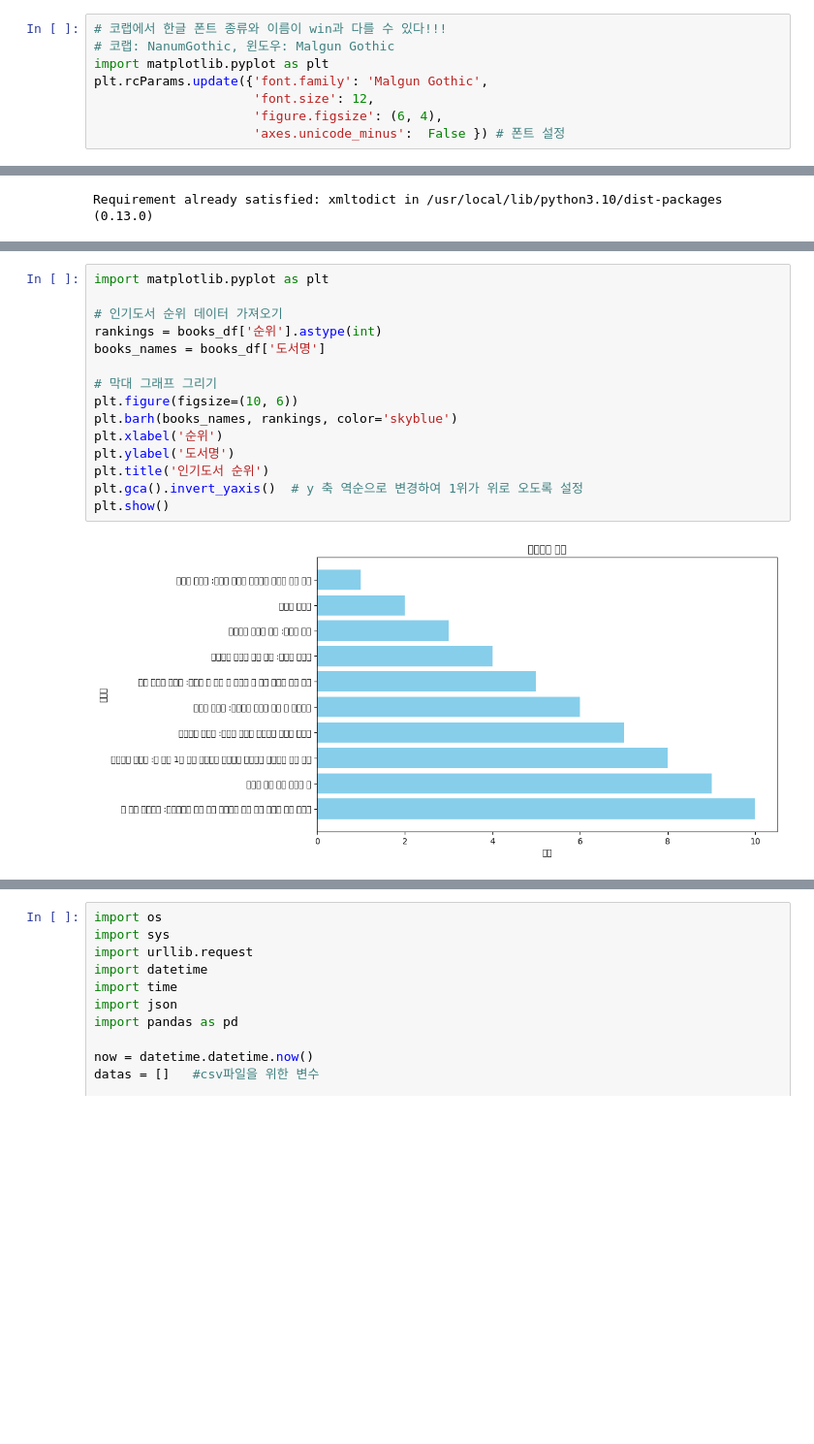
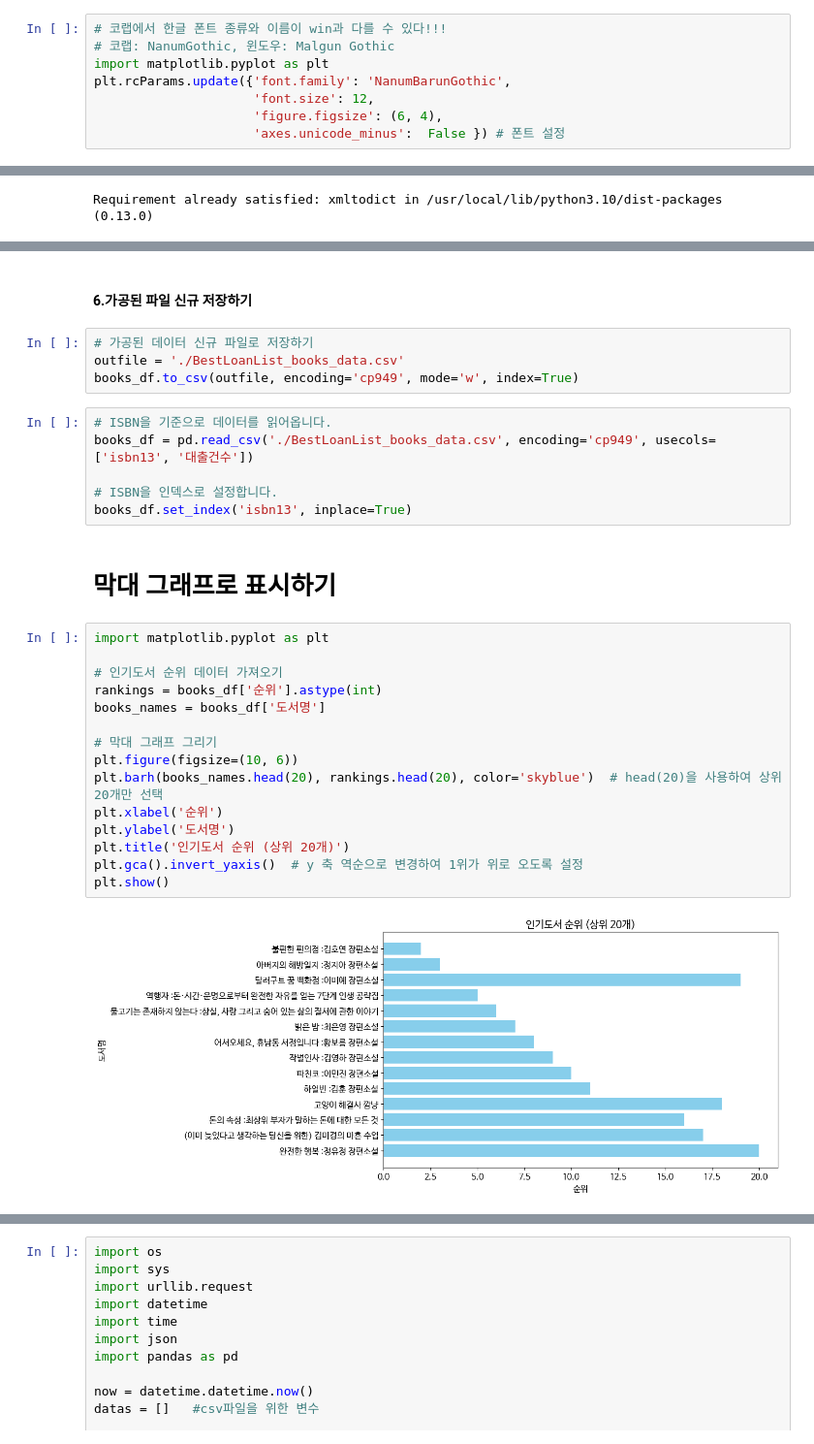
Before and after one commit to ellieyakim0829/dataAnalysis, a Jupyter notebook: 2_미니프로젝트_데이터분석_OpenAPI_실습_20240429.ipynb, the cells around one changed output, grey strips where cells are left out. Shown at 97% size. Cells and saved outputs as stored; diff of their text form; blank space fills up the shorter version.

```diff
--- a/2_미니프로젝트_데이터분석_OpenAPI_실습_20240429.ipynb
+++ b/2_미니프로젝트_데이터분석_OpenAPI_실습_20240429.ipynb
@@ -41,7 +41,7 @@ fc-cache: succeeded
 # 코랩에서 한글 폰트 종류와 이름이 win과 다를 수 있다!!!
 # 코랩: NanumGothic, 윈도우: Malgun Gothic
 import matplotlib.pyplot as plt
-plt.rcParams.update({'font.family': 'Malgun Gothic',
+plt.rcParams.update({'font.family': 'NanumBarunGothic',
                      'font.size': 12,
                      'figure.figsize': (6, 4),
                      'axes.unicode_minus':  False }) # 폰트 설정
@@ -281,17 +373,31 @@ books_df
+# %% [markdown]
+#### 6.가공된 파일 신규 저장하기
+# %%
+# 가공된 데이터 신규 파일로 저장하기
+outfile = './BestLoanList_books_data.csv'
+books_df.to_csv(outfile, encoding='cp949', mode='w', index=True)
+# %%
+# ISBN을 기준으로 데이터를 읽어옵니다.
+books_df = pd.read_csv('./BestLoanList_books_data.csv', encoding='cp949', usecols=['isbn13', '대출건수'])
+
+# ISBN을 인덱스로 설정합니다.
+books_df.set_index('isbn13', inplace=True)
+# %% [markdown]
+# 막대 그래프로 표시하기
 # %%
 import matplotlib.pyplot as plt
 
 # 인기도서 순위 데이터 가져오기
 rankings = books_df['순위'].astype(int)
 books_names = books_df['도서명']
 
 # 막대 그래프 그리기
 plt.figure(figsize=(10, 6))
-plt.barh(books_names, rankings, color='skyblue')
+plt.barh(books_names.head(20), rankings.head(20), color='skyblue')  # head(20)을 사용하여 상위 20개만 선택
 plt.xlabel('순위')
 plt.ylabel('도서명')
-plt.title('인기도서 순위')
+plt.title('인기도서 순위 (상위 20개)')
 plt.gca().invert_yaxis()  # y 축 역순으로 변경하여 1위가 위로 오도록 설정
 plt.show()
 # %% [output]
-[figure, old version]
+[figure, new version]
```
Also changed, not shown: parts of 26 cells of this notebook.
